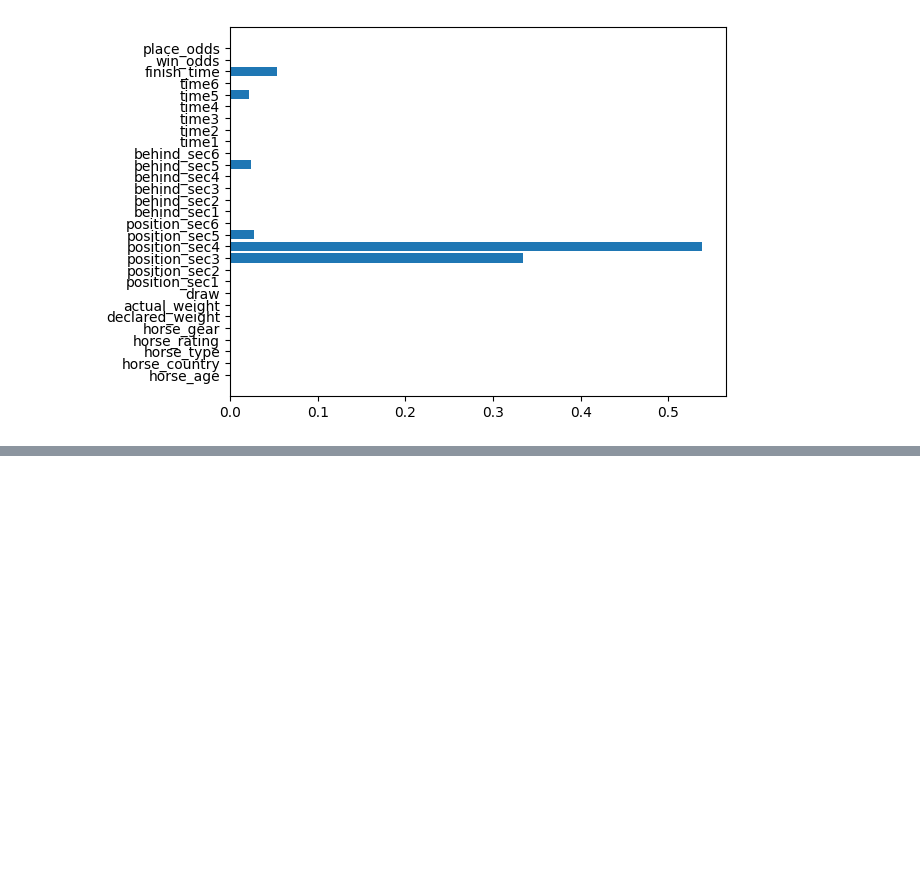
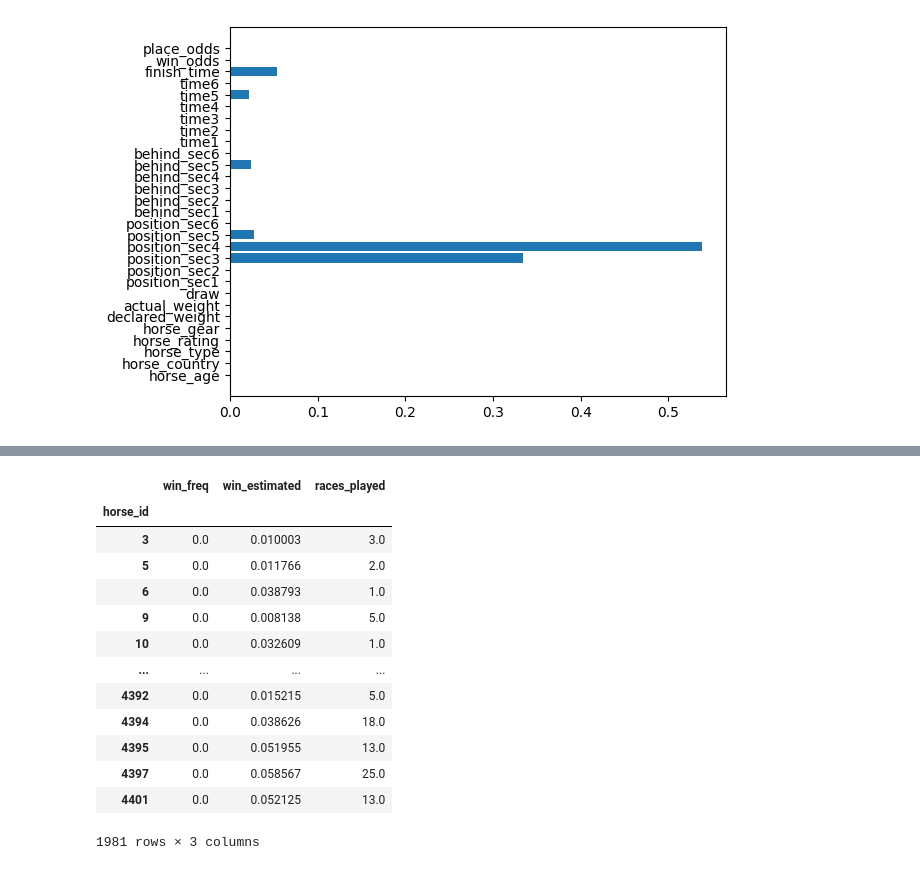
Before and after one commit to kjahan/horse_racing, a Jupyter notebook: notebooks/explore_horse_racing.ipynb, the cells around one changed output, grey strips where cells are left out. Saved outputs shown, nothing was run; the diff lists cells and outputs as text; code cells hidden in the pictures; blank space fills up the shorter version.

```diff
--- a/notebooks/explore_horse_racing.ipynb
+++ b/notebooks/explore_horse_racing.ipynb
@@ -953,0 +1191,17 @@ Table of contents:
+# %%
+df.loc[(df['win_freq'] >= 0.0) & (df['win_freq'] < 0.01)]
+# %% [output]
+|  | win_freq | win_estimated | races_played |
+| horse_id |  |  |  |
+| 3 | 0.0 | 0.010003 | 3.0 |
+| 5 | 0.0 | 0.011766 | 2.0 |
+| 6 | 0.0 | 0.038793 | 1.0 |
+| 9 | 0.0 | 0.008138 | 5.0 |
+| 10 | 0.0 | 0.032609 | 1.0 |
+| ... | ... | ... | ... |
+| 4392 | 0.0 | 0.015215 | 5.0 |
+| 4394 | 0.0 | 0.038626 | 18.0 |
+| 4395 | 0.0 | 0.051955 | 13.0 |
+| 4397 | 0.0 | 0.058567 | 25.0 |
+| 4401 | 0.0 | 0.052125 | 13.0 |
+1981 rows × 3 columns
```
Also changed, not shown: parts of 19 cells of this notebook.
